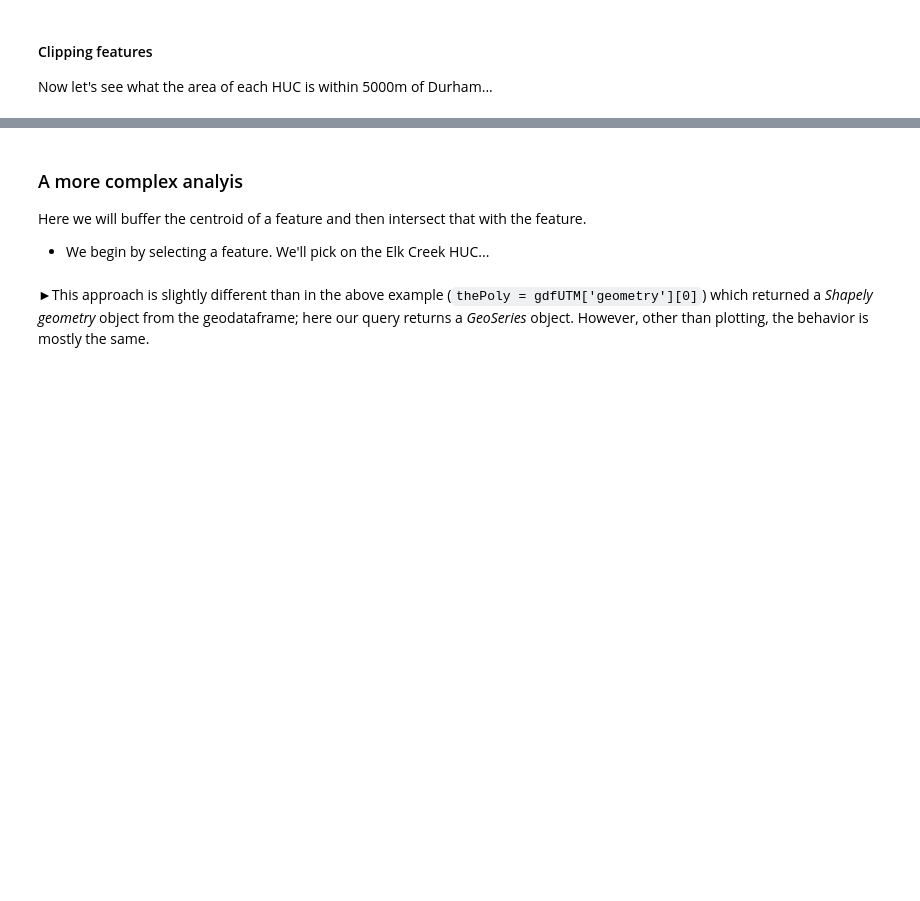
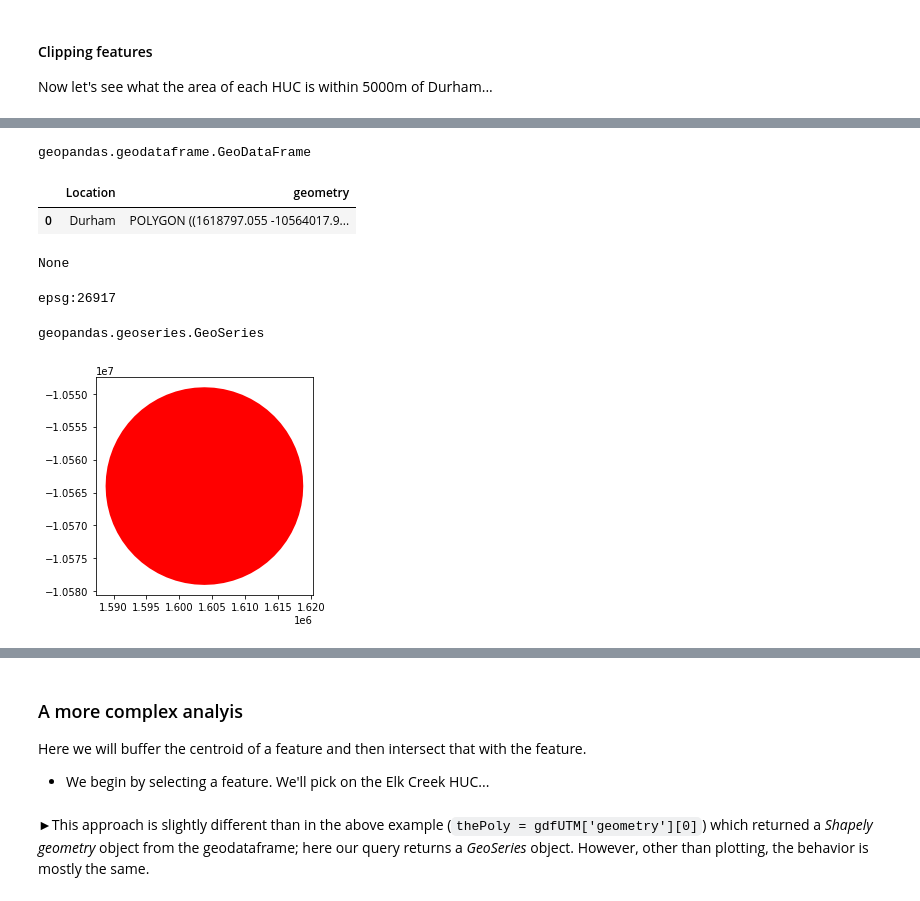
Before and after one commit to ENV859/SpatialDataFrames, a Jupyter notebook: 03-Spatial-analysis-with-GeoDataframes.ipynb, the cells around one changed output, grey strips where cells are left out. Drawn from its saved outputs; the diff is of its cells as text; code cells hidden in the pictures; blank space fills up the shorter version.

```diff
--- a/03-Spatial-analysis-with-GeoDataframes.ipynb
+++ b/03-Spatial-analysis-with-GeoDataframes.ipynb
@@ -82,7 +152,7 @@ We see our native data is unprojected, using the WGS84 geographic coordinate sys
 #Reproject to UTM:
 #  If this results in "b'no arguments in initialization list'" error
 #  see the "Fix" above!
-gdfUTM  = gdf.to_crs({'init':'epsg:26917'})
+gdfUTM  = gdf.to_crs(26917)
 # %%
 #Simple plot - does it look different than above?
 gdfUTM.plot(figsize=(10,5));
@@ -189,3 +310,10 @@ ptDurham_UTM.x,ptDurham_UTM.y
+# %%
+#Looking at the warning above, redo the analysis using the updated method...
+from pyproj import Transformer
+transformer = Transformer.from_crs("epsg:4326","epsg:26917")
+x,y = transformer.transform(ptDurham_DD.x,ptDurham_DD.y)
+ptDurham_UTM = Point(x,y)
+x,y
 # %%
 #Compute the distance of each feature to this center point & show the mean
 theDistances_km = gdfUTM.distance(ptDurham_UTM)/1000
@@ -234,15 +403,31 @@ type(gs_Durham)
 gdf_Durham = gpd.GeoDataFrame([{'Location':'Durham'}],
                               geometry=gs_Durham)
 type(gdf_Durham)
+# %% [output]
+geopandas.geodataframe.GeoDataFrame
 # %%
 #Show the dataframe. How's it look?
 gdf_Durham
+# %% [output]
+|  | Location | geometry |
+| 0 | Durham | POLYGON ((1618797.055 -10564017.9... |
 # %%
 #What is the geodataframes coordinate reference system?
-gdf_Durham.crs
+print(gdf_Durham.crs)
+# %% [output]
+None
 # %%
 #As it's undefined, we'll define it - using the same crs as the Neuse datasets
 gdf_Durham.crs = gdfNeuse.crs
+print(gdf_Durham.crs)
+# %% [output]
+epsg:26917
 # %%
-#gs_Neuse = gdfNeuse.geometry
-#type(gs_Neuse)
+gs_Neuse = gdfNeuse.geometry
+type(gs_Neuse)
+# %% [output]
+geopandas.geoseries.GeoSeries
+# %%
+gdf_Durham.plot(color='red')  ;
+# %% [output]
+[figure, added]
```
Also changed, not shown: parts of 44 cells of this notebook.
